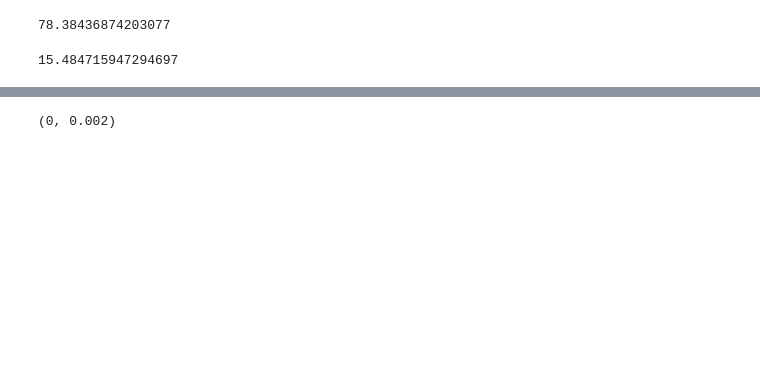
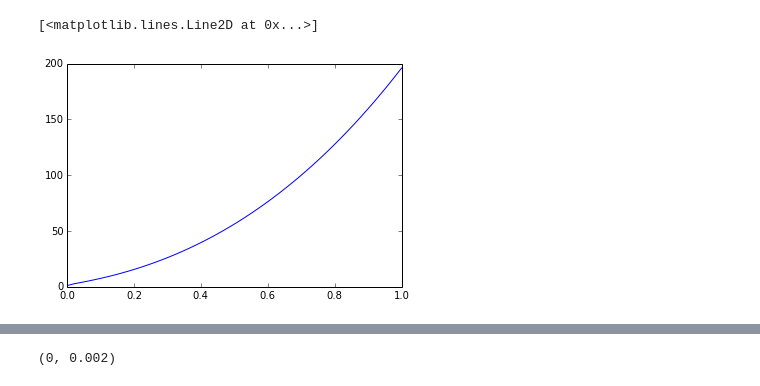
Before and after one commit to cagus/stopped_flow, a Jupyter notebook: misc/equilibrium.ipynb, the cells around one changed output, grey strips where cells are left out. Cells and saved outputs as stored; diff of their text form; code cells hidden in the pictures; blank space fills up the shorter version.

```diff
--- a/misc/equilibrium.ipynb
+++ b/misc/equilibrium.ipynb
@@ -87,19 +118,5 @@ def eps_water(T=298.15, P=1.0):
-# %%
-def dhe_activity_product(I, z_lhs, z_rhs, a_lhs, a_rhs, T, eps=None):
-    A = dh_A(T, eps)
-    B = dhe_B(T, eps)
-    tot = 0
-    for z, a in zip(z_lhs, a_lhs):
-        tot -= dhe_log10_gamma(I, z, a, A, B)
-    for z, a in zip(z_rhs, a_rhs):
-        tot += dhe_log10_gamma(I, z, a, A, B)
-    return 10**tot
-# %%
-eps_water(298.15)
-# %% [output]
-78.38436874203077
 # %%
-I = 0.2
-dhe_activity_product(I, (3, -1), (2,), (a_Fe3p, a_SCNm), (a_FeSCN2p,), 298.15, eps=eps_water(298.15))
+plt.plot(I, dhe_activity_product(I, (3, -1), (2,), 298.15, eps_water(298.15), (a_Fe3p, a_SCNm), (a_FeSCN2p,)))
 # %% [output]
-15.484715947294697
+[<matplotlib.lines.Line2D at 0x...>]
+[figure, added]
```
Also changed, not shown: parts of 24 cells of this notebook, 14 other files.
